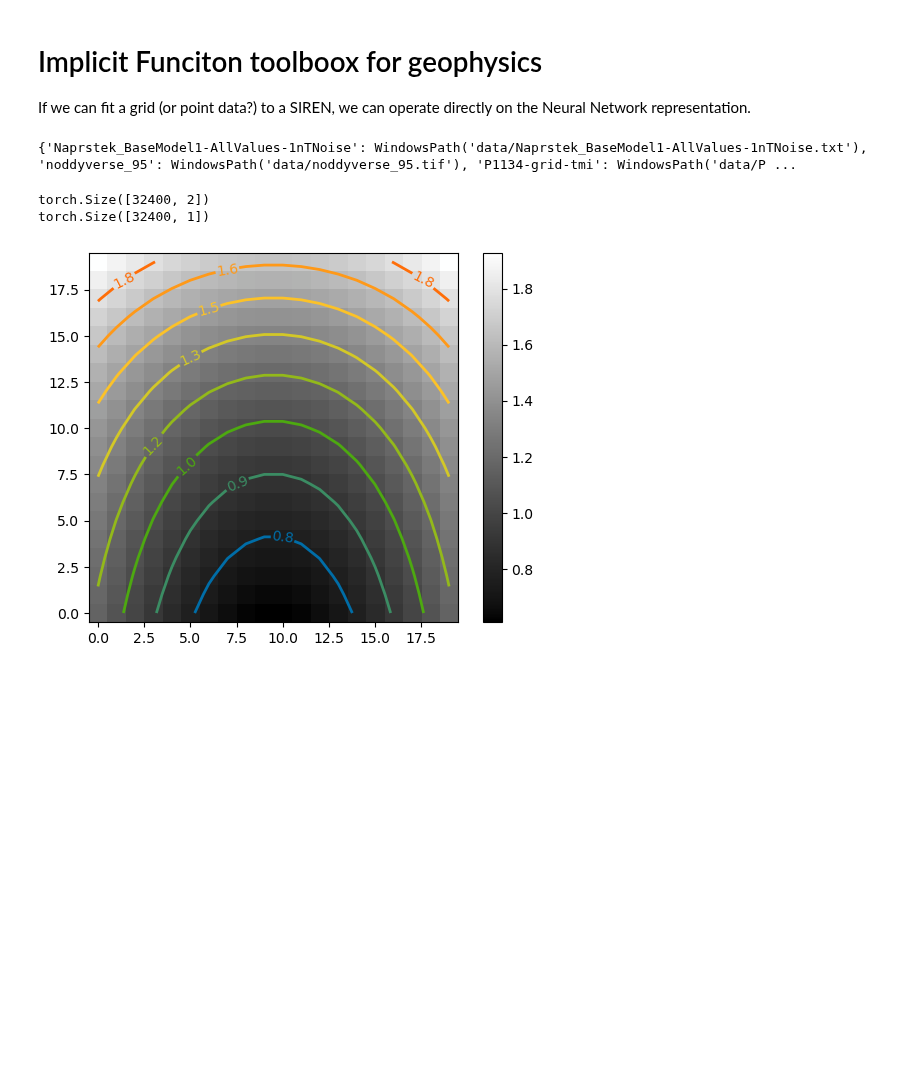
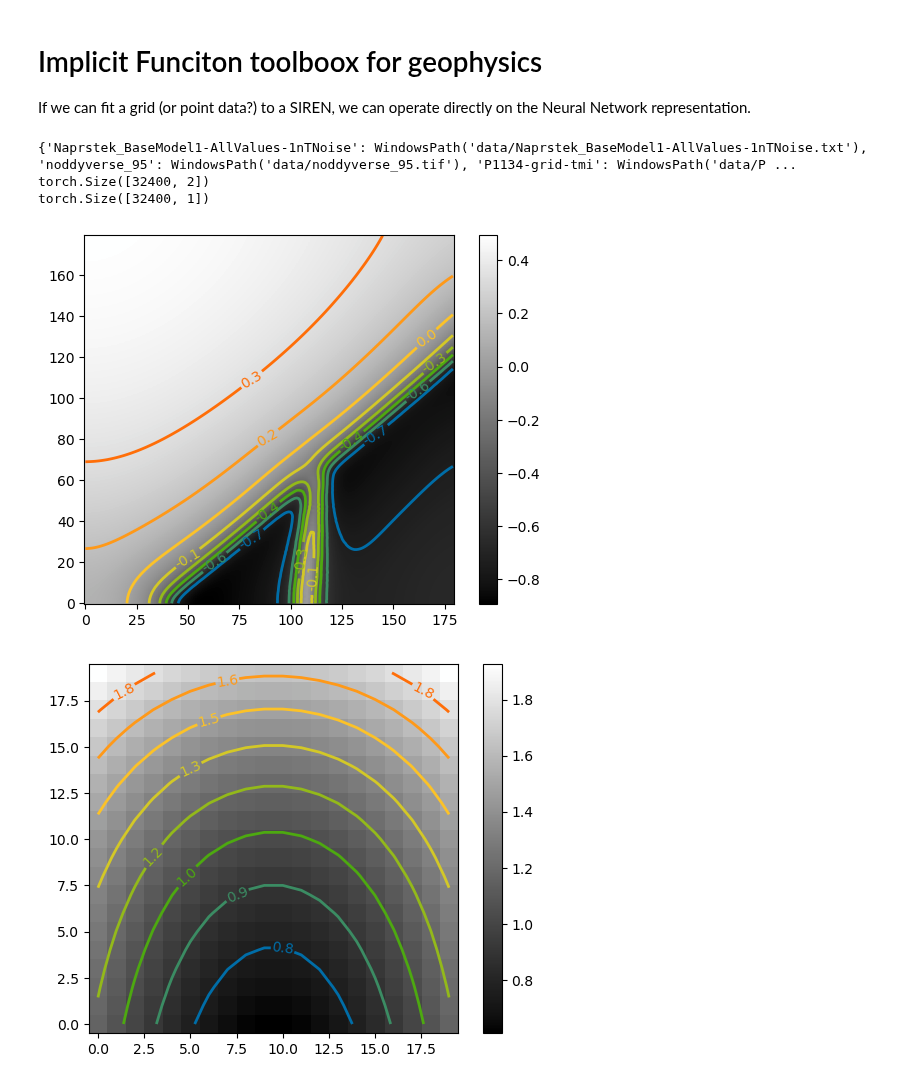
Before and after one commit to LSgeo/ImplicitGeo, a Jupyter notebook: GeoSIREN.ipynb, the cells around one changed output. Saved outputs shown, nothing was run; the diff lists cells and outputs as text; code cells hidden in the pictures; blank space fills up the shorter version.

```diff
--- a/GeoSIREN.ipynb
+++ b/GeoSIREN.ipynb
@@ -300,26 +307,31 @@ def naprstek2grid(n_file):
 # %%
+## Geophysics function sample:
+
 data_dir = Path("data")
 data_samples = {
     f.stem: f for f in data_dir.iterdir() if "." in str(f)
 }  # handle ers data
 print(data_samples)
 sample = data_samples["noddyverse_95"]
 zoom = (0, 200, 0, 200)
 
 # sample = data_samples["P1134-grid-tmi"]
 # zoom = (260, 420, 110, 190)
 
 # sample = Path(data_samples["Naprstek_BaseModel1-AllValues-1nTNoise"])
 # zoom = (0, 600, 0, 600)
+
+dset = PointData()
+coords, pixels = dset.gen_from_grid(sample)
+coords = coords.requires_grad_(True)
+print(coords.shape)
+print(pixels.shape)
+
+
+plt_cntr(dset.original_grid.squeeze())
 # %% [output]
 {'Naprstek_BaseModel1-AllValues-1nTNoise': WindowsPath('data/Naprstek_BaseModel1-AllValues-1nTNoise.txt'), 'noddyverse_95': WindowsPath('data/noddyverse_95.tif'), 'P1134-grid-tmi': WindowsPath('data/P ...
+torch.Size([32400, 2])
+torch.Size([32400, 1])
+[figure, added]
-# %%
-dset = PointData()
-coords, pixels = dset.gen_from_grid(sample)
-coords = coords.requires_grad_(True)
-print(coords.shape)
-print(pixels.shape)
-# %% [output]
-torch.Size([32400, 2])
-torch.Size([32400, 1])
 # %%
```
Also changed, not shown: parts of 20 cells of this notebook, 1 other file.
